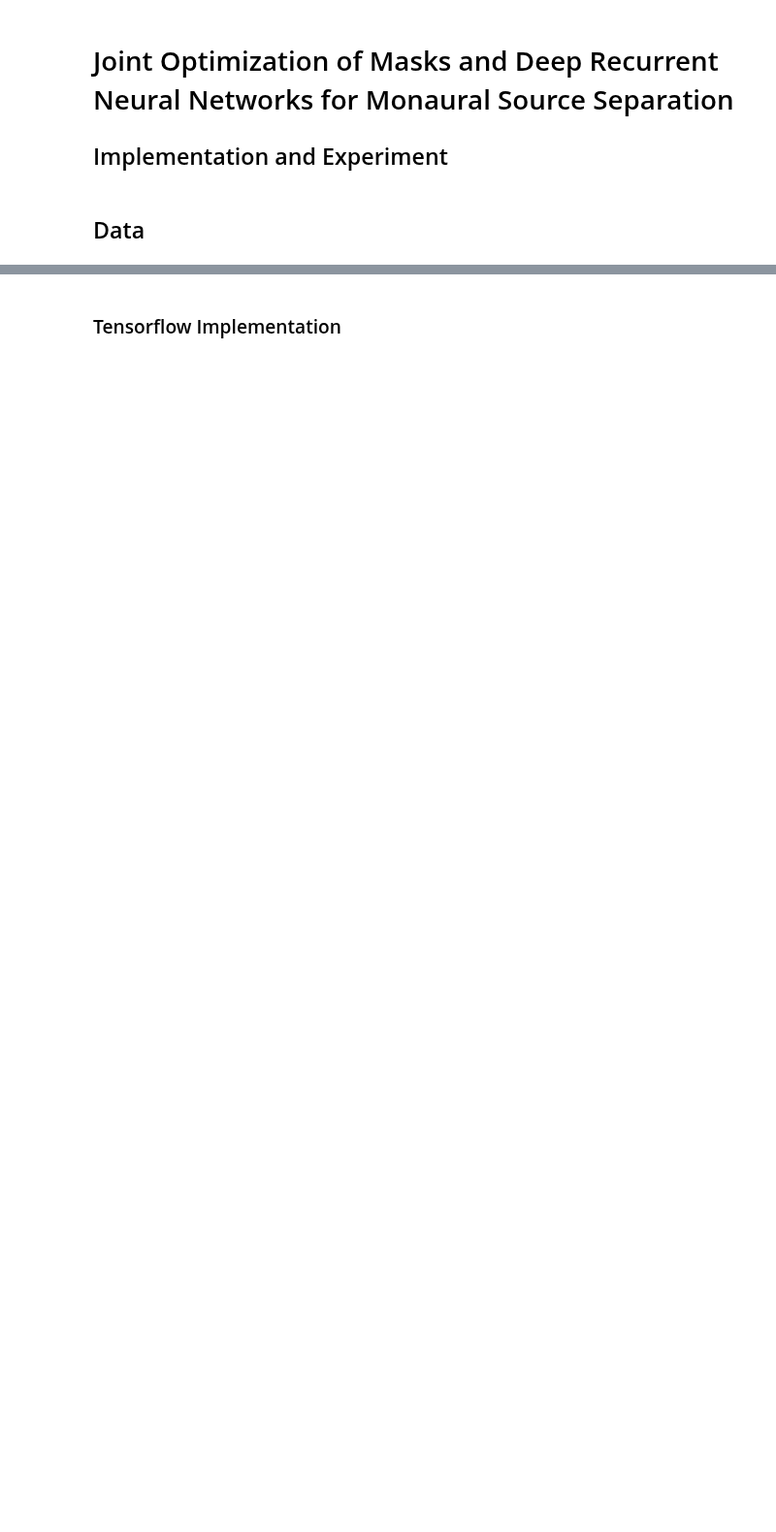
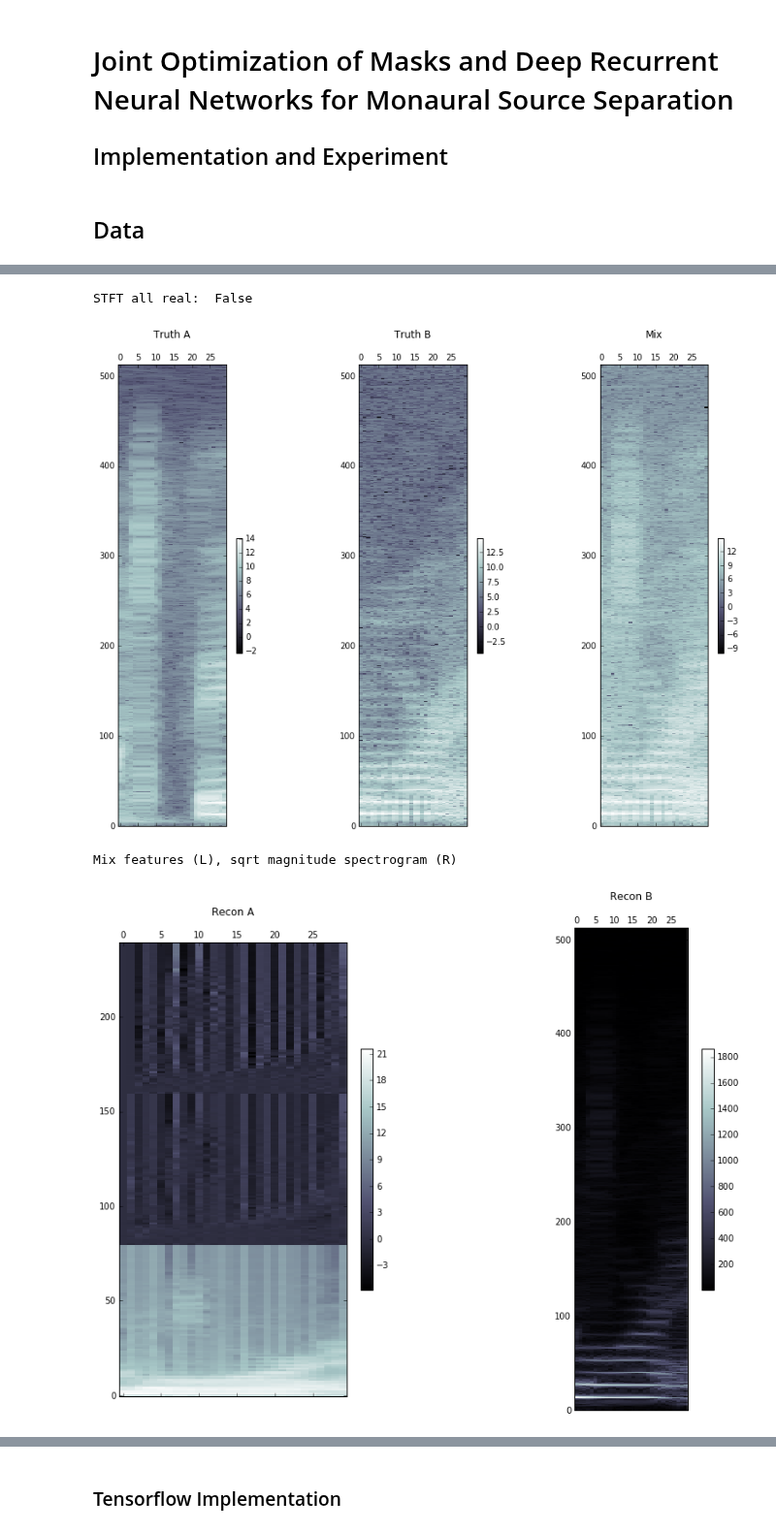
Before and after one commit to Lab41/Magnolia, a Jupyter notebook: sandbox/rnn-mask/mask-rnn.ipynb, the cells around one changed output, grey strips where cells are left out. Shown at 97% size. Drawn from its saved outputs; the diff is of its cells as text; code cells hidden in the pictures; blank space fills up the shorter version.

```diff
--- a/sandbox/rnn-mask/mask-rnn.ipynb
+++ b/sandbox/rnn-mask/mask-rnn.ipynb
@@ -33,0 +30,9 @@ sb = stft_iterator(wavs, stft_len=stft_len, stft_step=stft_step, use_diffs=False
+# %%
+sig_length = 30
+stft_step = 128
+stft_len = 1024
+sig_length_samples =(sig_length-1)*stft_step+stft_len
+freq_extent = stft_len // 2 + 1
+fs = 16000
+lmf_filters = 80
+print(sig_length_samples)
@@ -34,5 +41,5 @@ sb = stft_iterator(wavs, stft_len=stft_len, stft_step=stft_step, use_diffs=False
 # %%
-def plot_mix(src1, src2, mix, rot=True, cmap="afmhot_r"):
+def plot_mix(src1, src2, mix, rot=True, cmap="bone"):
     """
     Plot original data
     """
@@ -43,23 +50,25 @@ def plot_mix(src1, src2, mix, rot=True, cmap="afmhot_r"):
         src1 = src1.T
         src2 = src2.T
         mix = mix.T
+        aspect = 0.25
     else:
         org = 'top'
+        aspect = 4
 
     ax.set_title("Truth A")
-    im = ax.matshow(src1, cmap=cmap, interpolation='none', origin = org)
+    im = ax.matshow(src1, cmap=cmap, interpolation='none', origin = org, aspect=aspect)
     plt.colorbar(im, shrink=0.25)
     ax = plt.subplot(1,4,2)
     ax.set_title("Truth B")
-    im = ax.matshow(src2, cmap=cmap, interpolation='none', origin = org)
+    im = ax.matshow(src2, cmap=cmap, interpolation='none', origin = org, aspect=aspect)
     plt.colorbar(im, shrink=0.25)
     ax = plt.subplot(1,4,3)
     ax.set_title("Mix")
-    im =ax.matshow(mix, cmap=cmap, interpolation='none', origin = org)
+    im =ax.matshow(mix, cmap=cmap, interpolation='none', origin = org, aspect=aspect)
     plt.colorbar(im, shrink=0.25)
 
 
-def plot_recons(src_recon1, src_recon2, rot=True, cmap="afmhot_r"):
+def plot_recons(src_recon1, src_recon2, rot=True, cmap="bone"):
     """
     Plot reconstructions
     """
@@ -67,14 +76,16 @@ def plot_recons(src_recon1, src_recon2, rot=True, cmap="afmhot_r"):
         org = 'bottom'
         src_recon1 = src_recon1.T
         src_recon2 = src_recon2.T
+        aspect = 0.25
     else:
         org = 'top'
+        aspect = 4
     plt.figure(figsize=(20,10))
     ax = plt.subplot(1,3,1)
     ax.set_title("Recon A")
-    im = ax.matshow(src_recon1, cmap=cmap, interpolation='none', origin = org)
+    im = ax.matshow(src_recon1, cmap=cmap, interpolation='none', origin = org, aspect=aspect)
     plt.colorbar(im, shrink=0.5)
     ax = plt.subplot(1,3,2)
     ax.set_title("Recon B")
-    im = ax.matshow(src_recon2, cmap=cmap, interpolation='none', origin = org)
+    im = ax.matshow(src_recon2, cmap=cmap, interpolation='none', origin = org, aspect=aspect)
     plt.colorbar(im, shrink=0.5)
@@ -104,3 +92,25 @@ plt.show()
+# %%
+wavs = wav_iterator(audio_dir, sig_length=sig_length_samples)
+features = lmf_stft_iterator(wavs, stft_len=stft_len, stft_step=stft_step,
+                             nfilters=lmf_filters, use_diffs=True, return_onesided=True)
+
+m, t = next(features)
+
+# Take log-magnitude spectrograms of truth signals and mix
+print("STFT all real: ", (np.square(t[0]) >= 0.0).all())
+s1 = np.log(np.absolute(t[0])).real
+s2 = np.log(np.absolute(t[1].real))
+mix = np.log(np.absolute(t[2].real))
+plot_mix(s1, s2, mix, True)
+plt.show()
+print("Mix features (L), sqrt magnitude spectrogram (R)")
+plot_recons(m,np.sqrt(np.abs(t[2])), True)
+plt.show()
+# %% [output]
+STFT all real:  False
+[figure, added]
+Mix features (L), sqrt magnitude spectrogram (R)
+[figure, added]
 # %% [markdown]
 ## Implementation of the network
 
```
Also changed, not shown: parts of 25 cells of this notebook.
